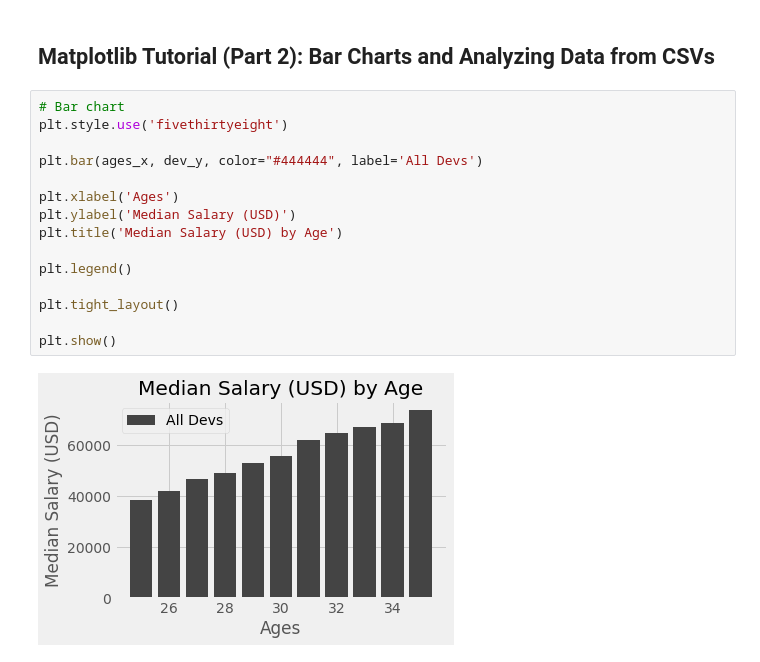
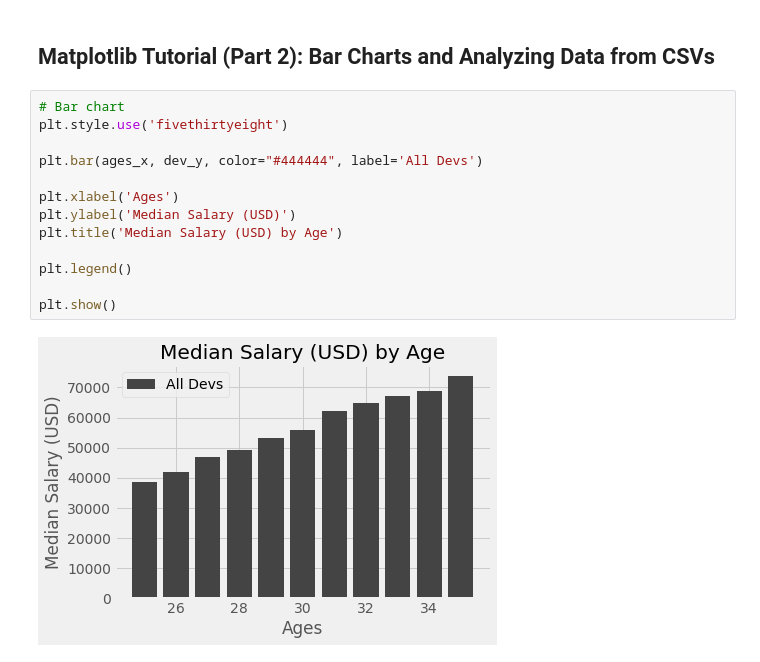
Before and after one commit to AdamYuWen/LearningProgramming, a Jupyter notebook: Python Matplotlib Tutorial.ipynb, the cells around one changed output. Cells and saved outputs as stored; diff of their text form.

```diff
--- a/Python Matplotlib Tutorial.ipynb
+++ b/Python Matplotlib Tutorial.ipynb
@@ -253,18 +252,16 @@ os.remove('plot.png')
 # %%
 # Bar chart
 plt.style.use('fivethirtyeight')
 
 plt.bar(ages_x, dev_y, color="#444444", label='All Devs')
 
 plt.xlabel('Ages')
 plt.ylabel('Median Salary (USD)')
 plt.title('Median Salary (USD) by Age')
 
 plt.legend()
 
-plt.tight_layout()
-
 plt.show()
 # %% [output]
-[figure, old version]
+[figure, new version]
 # %%
```
Also changed, not shown: parts of 30 cells of this notebook, 1 other file.
